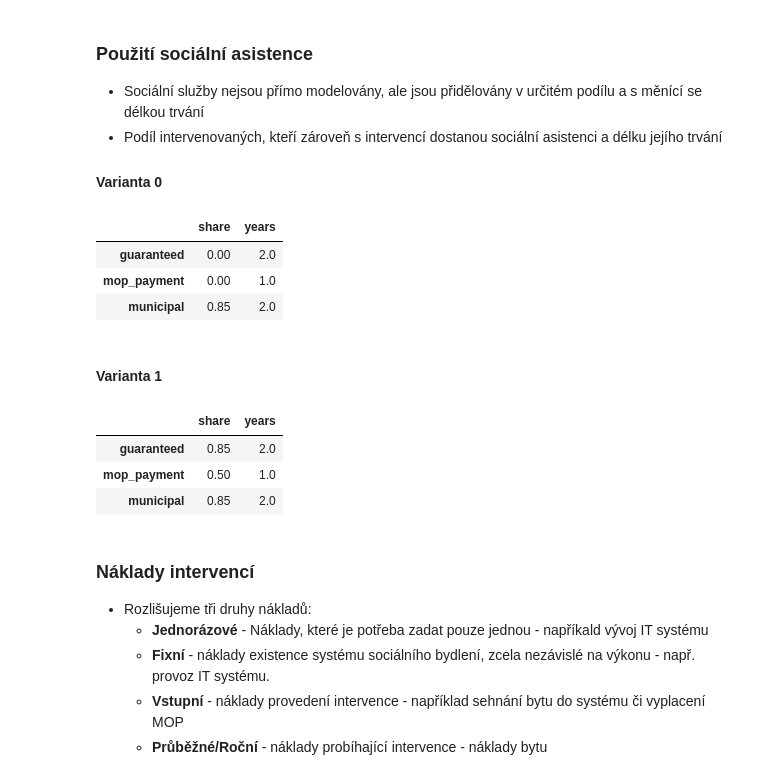
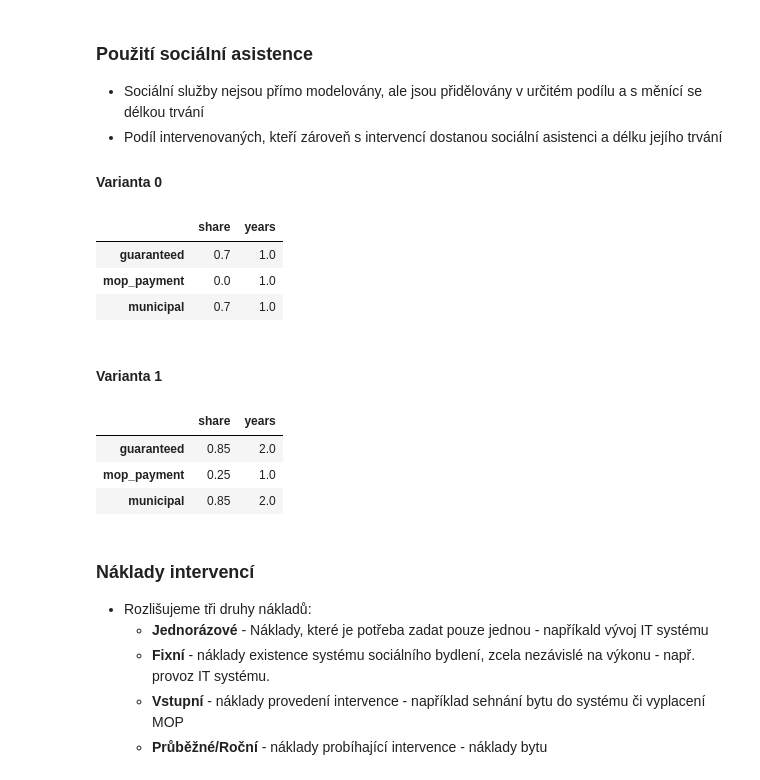
Before and after one commit to vitekzkytek/SocialHousingModel, a Jupyter notebook: model.ipynb, the cells around one changed output. Drawn from its saved outputs; the diff is of its cells as text; code cells hidden in the pictures.

```diff
--- a/model.ipynb
+++ b/model.ipynb
@@ -257,24 +264,24 @@ relapse_rates_v0
 # %%
 social_assistences_v0 = pd.Series({
     ('mop_payment','share'): .0,
     ('mop_payment','years'): 1,
-    ('guaranteed','share'): .0,
-    ('guaranteed','years'): 2,
-    ('municipal','share'): .85,
-    ('municipal','years'): 2,
+    ('guaranteed','share'): .7,
+    ('guaranteed','years'): 1,
+    ('municipal','share'): .7,
+    ('municipal','years'): 1,
 }).unstack()
 
 social_assistences_v0
 # %% [output]
 |  | share | years |
-| guaranteed | 0.00 | 2.0 |
-| mop_payment | 0.00 | 1.0 |
-| municipal | 0.85 | 2.0 |
+| guaranteed | 0.7 | 1.0 |
+| mop_payment | 0.0 | 1.0 |
+| municipal | 0.7 | 1.0 |
 # %% [markdown]
 #### Varianta 1
 # %%
 social_assistences_v1 = pd.Series({
-    ('mop_payment','share'): .5,
+    ('mop_payment','share'): .25,
     ('mop_payment','years'): 1,
     ('guaranteed','share'): .85,
     ('guaranteed','years'): 2,
@@ -286,7 +293,7 @@ social_assistences_v1
 # %% [output]
 |  | share | years |
 | guaranteed | 0.85 | 2.0 |
-| mop_payment | 0.50 | 1.0 |
+| mop_payment | 0.25 | 1.0 |
 | municipal | 0.85 | 2.0 |
 # %% [markdown]
 ### Náklady intervencí
```
Also changed, not shown: parts of 110 cells of this notebook, 2 other files.
